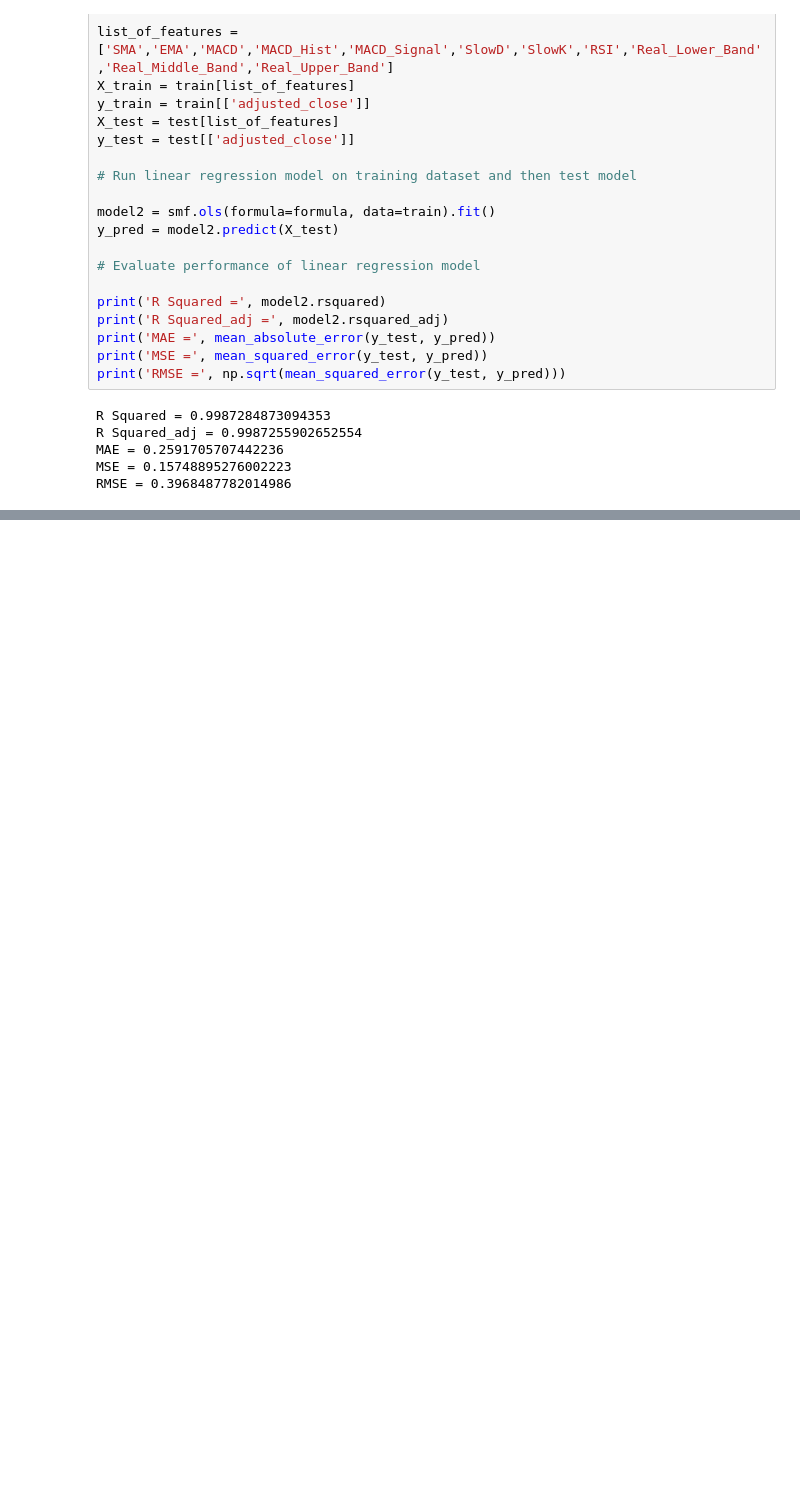
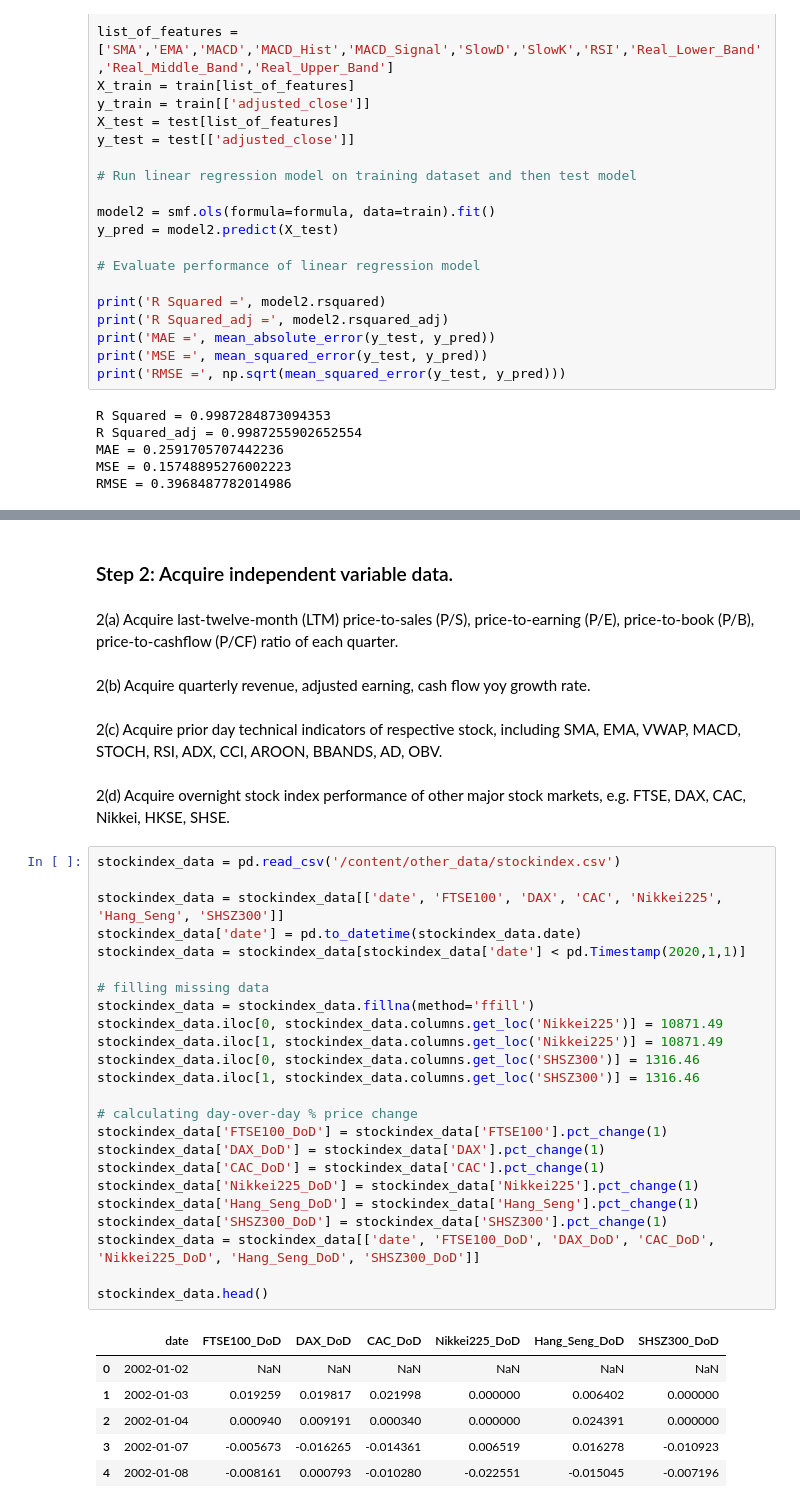
Before and after one commit to stevegbrooks/big-portfolio-learner, a Jupyter notebook: big_portfolio_learner.ipynb, the cells around one changed output, grey strips where cells are left out. Saved outputs shown, nothing was run; the diff lists cells and outputs as text; blank space fills up the shorter version.

```diff
--- a/big_portfolio_learner.ipynb
+++ b/big_portfolio_learner.ipynb
@@ -320,0 +328,41 @@ RMSE = 0.3968487782014986
+# %% [markdown]
+### Step 2: Acquire independent variable data.
+# %% [markdown]
+2(a) Acquire last-twelve-month (LTM) price-to-sales (P/S), price-to-earning (P/E), price-to-book (P/B), price-to-cashflow (P/CF) ratio of each quarter.
+# %% [markdown]
+2(b) Acquire quarterly revenue, adjusted earning, cash flow yoy growth rate.
+# %% [markdown]
+2(c) Acquire prior day technical indicators of respective stock, including SMA, EMA, VWAP, MACD, STOCH, RSI, ADX, CCI, AROON, BBANDS, AD, OBV.
+# %% [markdown]
+2(d) Acquire overnight stock index performance of other major stock markets, e.g. FTSE, DAX, CAC, Nikkei, HKSE, SHSE.
+# %%
+stockindex_data = pd.read_csv('/content/other_data/stockindex.csv')
+
+stockindex_data = stockindex_data[['date', 'FTSE100', 'DAX', 'CAC', 'Nikkei225', 'Hang_Seng', 'SHSZ300']]
+stockindex_data['date'] = pd.to_datetime(stockindex_data.date)
+stockindex_data = stockindex_data[stockindex_data['date'] < pd.Timestamp(2020,1,1)]
+
+# filling missing data
+stockindex_data = stockindex_data.fillna(method='ffill')
+stockindex_data.iloc[0, stockindex_data.columns.get_loc('Nikkei225')] = 10871.49
+stockindex_data.iloc[1, stockindex_data.columns.get_loc('Nikkei225')] = 10871.49
+stockindex_data.iloc[0, stockindex_data.columns.get_loc('SHSZ300')] = 1316.46
+stockindex_data.iloc[1, stockindex_data.columns.get_loc('SHSZ300')] = 1316.46
+
+# calculating day-over-day % price change
+stockindex_data['FTSE100_DoD'] = stockindex_data['FTSE100'].pct_change(1)
+stockindex_data['DAX_DoD'] = stockindex_data['DAX'].pct_change(1)
+stockindex_data['CAC_DoD'] = stockindex_data['CAC'].pct_change(1)
+stockindex_data['Nikkei225_DoD'] = stockindex_data['Nikkei225'].pct_change(1)
+stockindex_data['Hang_Seng_DoD'] = stockindex_data['Hang_Seng'].pct_change(1)
+stockindex_data['SHSZ300_DoD'] = stockindex_data['SHSZ300'].pct_change(1)
+stockindex_data = stockindex_data[['date', 'FTSE100_DoD', 'DAX_DoD', 'CAC_DoD', 'Nikkei225_DoD', 'Hang_Seng_DoD', 'SHSZ300_DoD']]
+
+stockindex_data.head()
+# %% [output]
+|  | date | FTSE100_DoD | DAX_DoD | CAC_DoD | Nikkei225_DoD | Hang_Seng_DoD | SHSZ300_DoD |
+| 0 | 2002-01-02 | NaN | NaN | NaN | NaN | NaN | NaN |
+| 1 | 2002-01-03 | 0.019259 | 0.019817 | 0.021998 | 0.000000 | 0.006402 | 0.000000 |
+| 2 | 2002-01-04 | 0.000940 | 0.009191 | 0.000340 | 0.000000 | 0.024391 | 0.000000 |
+| 3 | 2002-01-07 | -0.005673 | -0.016265 | -0.014361 | 0.006519 | 0.016278 | -0.010923 |
+| 4 | 2002-01-08 | -0.008161 | 0.000793 | -0.010280 | -0.022551 | -0.015045 | -0.007196 |
```
Also changed, not shown: parts of 14 cells of this notebook.
